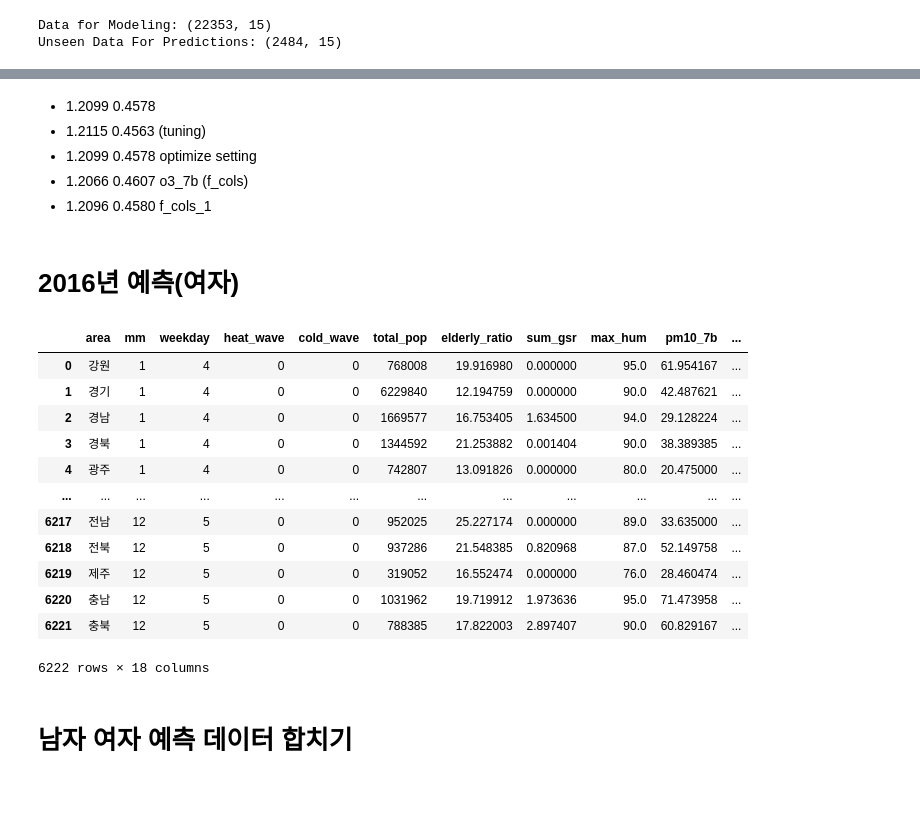
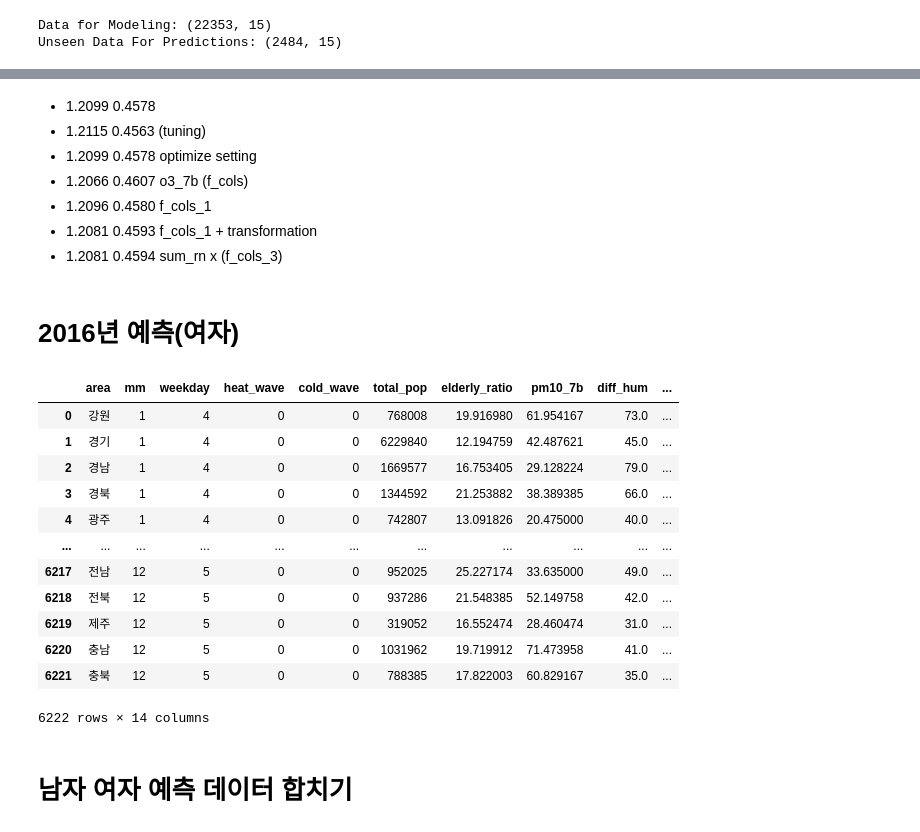
Before and after one commit to leech2193/weather_hospital_sowhat, a Jupyter notebook: 20220804_verification_eseul.ipynb, the cells around one changed output, grey strips where cells are left out. Cells and saved outputs as stored; diff of their text form; code cells hidden in the pictures; blank space fills up the shorter version.

```diff
--- a/20220804_verification_eseul.ipynb
+++ b/20220804_verification_eseul.ipynb
@@ -252,13 +255,15 @@ f_cols_1 = ['area', 'mm', 'weekday', 'heat_wave', 'cold_wave', 'total_pop', 'eld
             'pm10_7b', 'diff_hum', 'diff_temp', 'avg_ps',
             'avg_age', 'min_max_ps',  'sum_rn', 'frequency']
 
-# cols = ['area', 'mm', 'weekday', 'sum_gsr', 'sum_rn',
-#        'avg_ps', 'max_ps', 'min_ps', 'so2', 'o3', 'pm10', 'sex', 'elderly_pop',
-#        'total_pop', 'elderly_ratio', 'avg_age', 'min_max_ps',
-#        'heat_wave', 'cold_wave', 'min_hum', 'max_hum', 'avg_hum', 'diff_hum',
-#        'min_temp', 'max_temp', 'avg_temp', 'diff_temp', 'pm10_3b', 'pm10_7b',
-#        'pm10_31b', 'frequency']
+f_cols_2 = ['area','mm','weekday','heat_wave','cold_wave','total_pop','elderly_ratio','sex',
+        'sum_gsr','max_hum',
+        'pm10_7b','diff_hum','diff_temp','avg_ps',
+        'avg_age','min_max_ps', 'avg_hum','frequency']
 
-female_df = dataset_female[f_cols]
+f_cols_3 = ['area', 'mm', 'weekday', 'heat_wave', 'cold_wave', 'total_pop', 'elderly_ratio',
+            'pm10_7b', 'diff_hum', 'diff_temp', 'avg_ps',
+            'avg_age', 'min_max_ps',  'frequency']
+
+female_df = dataset_female[f_cols_3]
 female_df
 # %% [output]
@@ -403,27 +408,29 @@ predict_model(model_female)
 - 1.2099	0.4578 optimize setting
 - 1.2066	0.4607	o3_7b (f_cols)
 - 1.2096	0.4580	f_cols_1
+- 1.2081	0.4593  f_cols_1 + transformation
+- 1.2081	0.4594  sum_rn x (f_cols_3)
 # %% [markdown]
 # 2016년 예측(여자)
 # %%
 testset_female = dataset_f_[dataset_f_['yyyy'].astype(str).str.contains('2016')].reset_index(drop=True)#2016년만 추출
 
-test_female2 = testset_female[f_cols]
+test_female2 = testset_female[f_cols_3]
 test_female2
 # %% [output]
-|  | area | mm | weekday | heat_wave | cold_wave | total_pop | elderly_ratio | sum_gsr | max_hum | pm10_7b | ... |
-| 0 | 강원 | 1 | 4 | 0 | 0 | 768008 | 19.916980 | 0.000000 | 95.0 | 61.954167 | ... |
-| 1 | 경기 | 1 | 4 | 0 | 0 | 6229840 | 12.194759 | 0.000000 | 90.0 | 42.487621 | ... |
-| 2 | 경남 | 1 | 4 | 0 | 0 | 1669577 | 16.753405 | 1.634500 | 94.0 | 29.128224 | ... |
-| 3 | 경북 | 1 | 4 | 0 | 0 | 1344592 | 21.253882 | 0.001404 | 90.0 | 38.389385 | ... |
-| 4 | 광주 | 1 | 4 | 0 | 0 | 742807 | 13.091826 | 0.000000 | 80.0 | 20.475000 | ... |
-| ... | ... | ... | ... | ... | ... | ... | ... | ... | ... | ... | ... |
-| 6217 | 전남 | 12 | 5 | 0 | 0 | 952025 | 25.227174 | 0.000000 | 89.0 | 33.635000 | ... |
-| 6218 | 전북 | 12 | 5 | 0 | 0 | 937286 | 21.548385 | 0.820968 | 87.0 | 52.149758 | ... |
-| 6219 | 제주 | 12 | 5 | 0 | 0 | 319052 | 16.552474 | 0.000000 | 76.0 | 28.460474 | ... |
-| 6220 | 충남 | 12 | 5 | 0 | 0 | 1031962 | 19.719912 | 1.973636 | 95.0 | 71.473958 | ... |
-| 6221 | 충북 | 12 | 5 | 0 | 0 | 788385 | 17.822003 | 2.897407 | 90.0 | 60.829167 | ... |
+|  | area | mm | weekday | heat_wave | cold_wave | total_pop | elderly_ratio | pm10_7b | diff_hum | ... |
+| 0 | 강원 | 1 | 4 | 0 | 0 | 768008 | 19.916980 | 61.954167 | 73.0 | ... |
+| 1 | 경기 | 1 | 4 | 0 | 0 | 6229840 | 12.194759 | 42.487621 | 45.0 | ... |
+| 2 | 경남 | 1 | 4 | 0 | 0 | 1669577 | 16.753405 | 29.128224 | 79.0 | ... |
+| 3 | 경북 | 1 | 4 | 0 | 0 | 1344592 | 21.253882 | 38.389385 | 66.0 | ... |
+| 4 | 광주 | 1 | 4 | 0 | 0 | 742807 | 13.091826 | 20.475000 | 40.0 | ... |
+| ... | ... | ... | ... | ... | ... | ... | ... | ... | ... | ... |
+| 6217 | 전남 | 12 | 5 | 0 | 0 | 952025 | 25.227174 | 33.635000 | 49.0 | ... |
+| 6218 | 전북 | 12 | 5 | 0 | 0 | 937286 | 21.548385 | 52.149758 | 42.0 | ... |
+| 6219 | 제주 | 12 | 5 | 0 | 0 | 319052 | 16.552474 | 28.460474 | 31.0 | ... |
+| 6220 | 충남 | 12 | 5 | 0 | 0 | 1031962 | 19.719912 | 71.473958 | 41.0 | ... |
+| 6221 | 충북 | 12 | 5 | 0 | 0 | 788385 | 17.822003 | 60.829167 | 35.0 | ... |
-6222 rows × 18 columns
+6222 rows × 14 columns
 # %%
 test_female3 = test_female2.drop(columns=['frequency'])
 # %%
```
Also changed, not shown: parts of 45 cells of this notebook, 6 other files.
